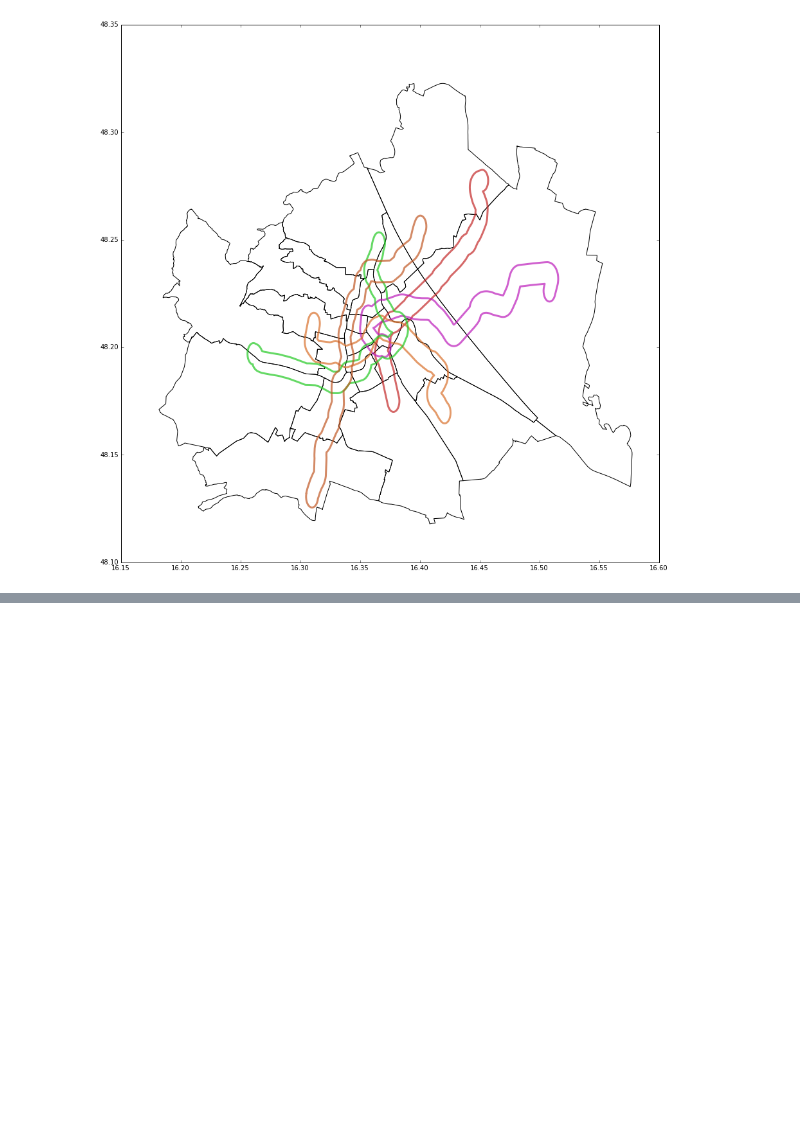
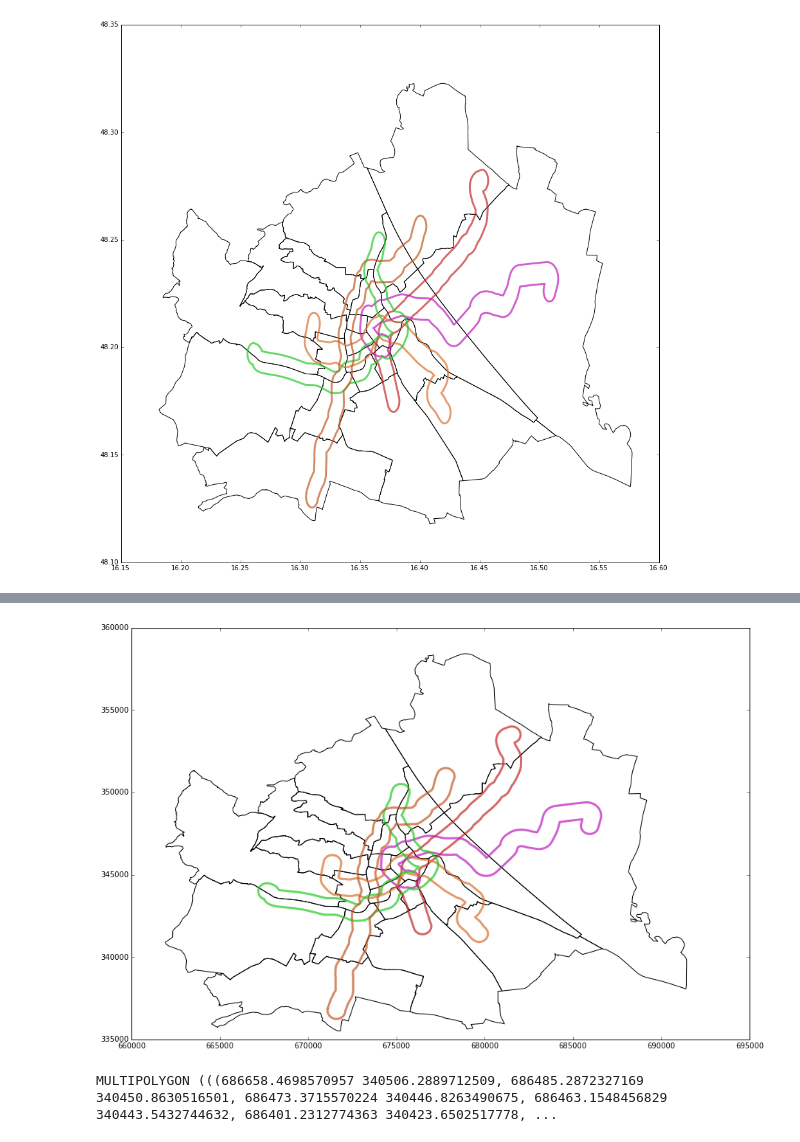
Before and after one commit to TUW-GEO-python-intro/slide-deck, a Jupyter notebook: 13-GDAL,OGR-vector/Wien-Ubahn.ipynb, the cells around one changed output, grey strips where cells are left out. Cells and saved outputs as stored; diff of their text form; code cells hidden in the pictures; blank space fills up the shorter version.

```diff
--- a/13-GDAL,OGR-vector/Wien-Ubahn.ipynb
+++ b/13-GDAL,OGR-vector/Wien-Ubahn.ipynb
@@ -196,2 +259,27 @@ plt.show()
+# %%
+# now we can do it properly
+
+buffered_lines_proj = {}
+
+for line in lines_proj:
+    buffered_lines_proj[line] = lines_proj[line].buffer(500)
+
+fig = plt.figure(figsize=(15,10))
+ax = fig.add_subplot(111)
+for nr in districts_proj:
+    x, y = districts_proj[nr].exterior.xy
+    ax.plot(x,y, color="#000000", linewidth=1, alpha=1, zorder=1)
+
+for line in buffered_lines_proj:
+    x, y = buffered_lines_proj[line].exterior.xy
+    ax.plot(x,y,color=lcolors[line], linewidth=3, alpha=0.7, zorder=2)
+plt.show()
+# %% [output]
+[figure, added]
 # %%
 # we can now substract the buffered lines from the district polygons
+all_buffered_lines = MultiPolygon(buffered_lines_proj.values())
+all_districts = MultiPolygon(districts_proj.values())
+ok_to_live = all_districts.difference(all_buffered_lines)
+# %% [output]
+MULTIPOLYGON (((686658.4698570957 340506.2889712509, 686485.2872327169 340450.8630516501, 686473.3715570224 340446.8263490675, 686463.1548456829 340443.5432744632, 686401.2312774363 340423.6502517778, ...
```
Also changed, not shown: parts of 15 cells of this notebook, 4 other files.
